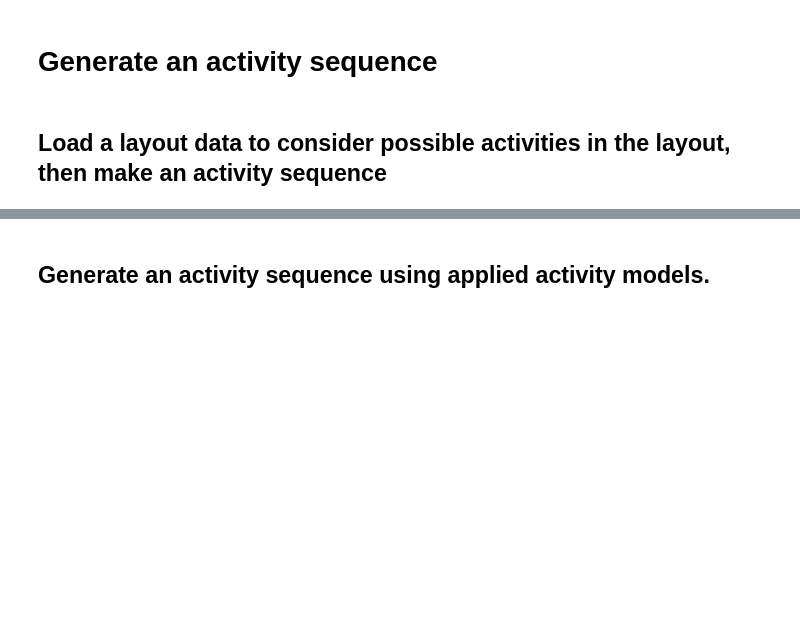
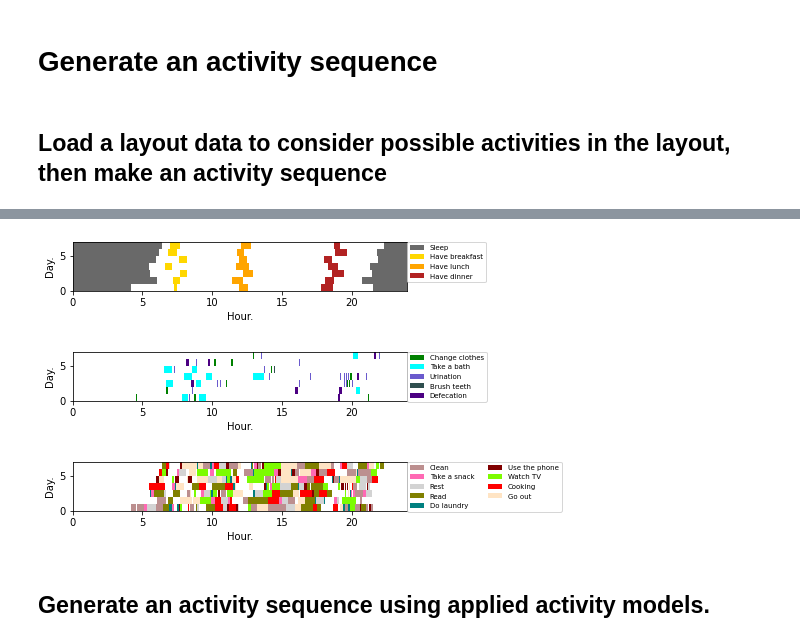
Before and after one commit to tanakai0/SensorDataSimulator, a Jupyter notebook: main.ipynb, the cells around one changed output, grey strips where cells are left out. Drawn from its saved outputs; the diff is of its cells as text; code cells hidden in the pictures; blank space fills up the shorter version.

```diff
--- a/main.ipynb
+++ b/main.ipynb
@@ -164,3 +164,18 @@ The activity sequence was saved as a text and figures in 14.242175340652466[s]
+# %%
+fundamental_act_names = set([a.name for a in activity_model.basic_activity_model['fundamental_activities']])
+necessary_act_names = set([a.name for a in activity_model.basic_activity_model['necessary_activities']])
+random_act_names = set([a.name for a in activity_model.basic_activity_model['random_activities']])
+all_act_names = set([a.activity.name for a in AS])
+new_functions.save_activity_sequence_as_image(data_save_path, AS, show = True, file_name = 'fundamental_acts', aspect_ratio = 0.5,
+                            swap_axies = True, ncol = 1, mask_activities = list(all_act_names - fundamental_act_names))
+new_functions.save_activity_sequence_as_image(data_save_path, AS, show = True, file_name = 'necessary_acts', aspect_ratio = 0.5,
+                            swap_axies = True, ncol = 1, mask_activities = list(all_act_names - necessary_act_names))
+new_functions.save_activity_sequence_as_image(data_save_path, AS, show = True, file_name = 'random_acts', aspect_ratio = 0.5,
+                            swap_axies = True, ncol = 2, mask_activities = list(all_act_names - random_act_names))
+# %% [output]
+[figure, added]
+[figure, added]
+[figure, added]
 # %% [markdown]
 ## Generate an activity sequence using applied activity models.
 # %%
```
Also changed, not shown: parts of 2 cells of this notebook, 2 other files.
